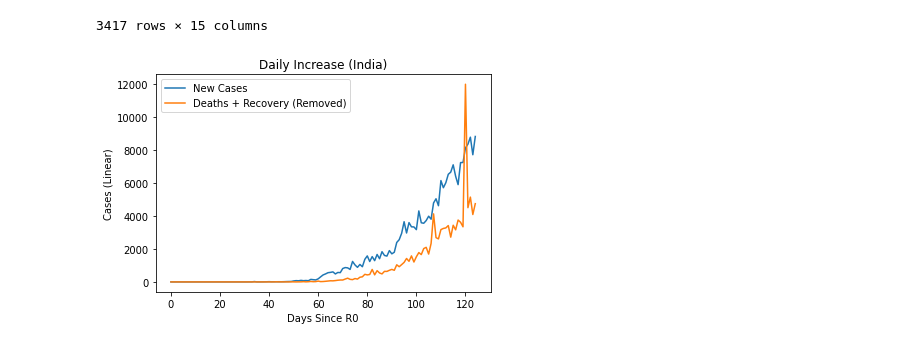
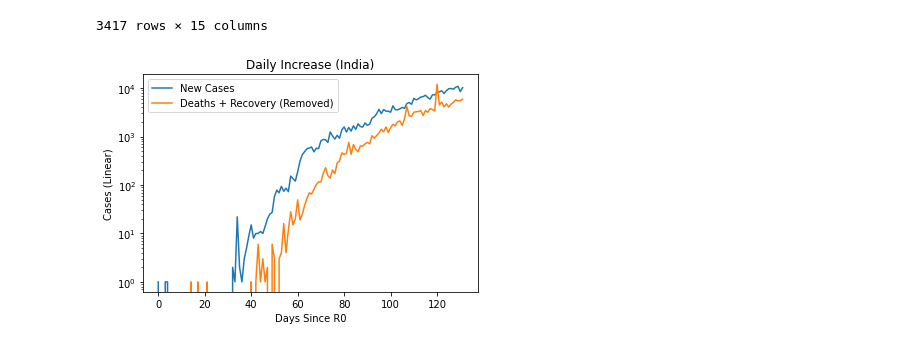
Before and after one commit to RahulBatra065/Report-on-Covid-19, a Jupyter notebook: Crowd-Sourced-Data-India.ipynb, the cells around one changed output. Saved outputs shown, nothing was run; the diff lists cells and outputs as text; code cells hidden in the pictures.

```diff
--- a/Crowd-Sourced-Data-India.ipynb
+++ b/Crowd-Sourced-Data-India.ipynb
@@ -191,15 +188,16 @@ r=pd.read_csv('https://api.covid19india.org/csv/latest/case_time_series.csv')
 # %%
 plt.plot(range(0,len(r['Daily Confirmed'])),r['Daily Confirmed'],label='New Cases')
 
 r['Removed'] = r['Daily Recovered'] + r['Daily Deceased']
 plt.plot(range(0,len(r['Removed'])),r['Removed'],label='Deaths + Recovery (Removed)')
 plt.xlabel('Days Since R0')
 plt.ylabel('Cases (Linear)')
+plt.yscale('log')
 plt.title('Daily Increase (India)')
 legend = plt.legend()
 plt.savefig('jaihind2.png')
 # %% [output]
-[figure, old version]
+[figure, new version]
 # %%
 r['Removed']
 # %% [output]
```
Also changed, not shown: parts of 15 cells of this notebook, 8 other files.
